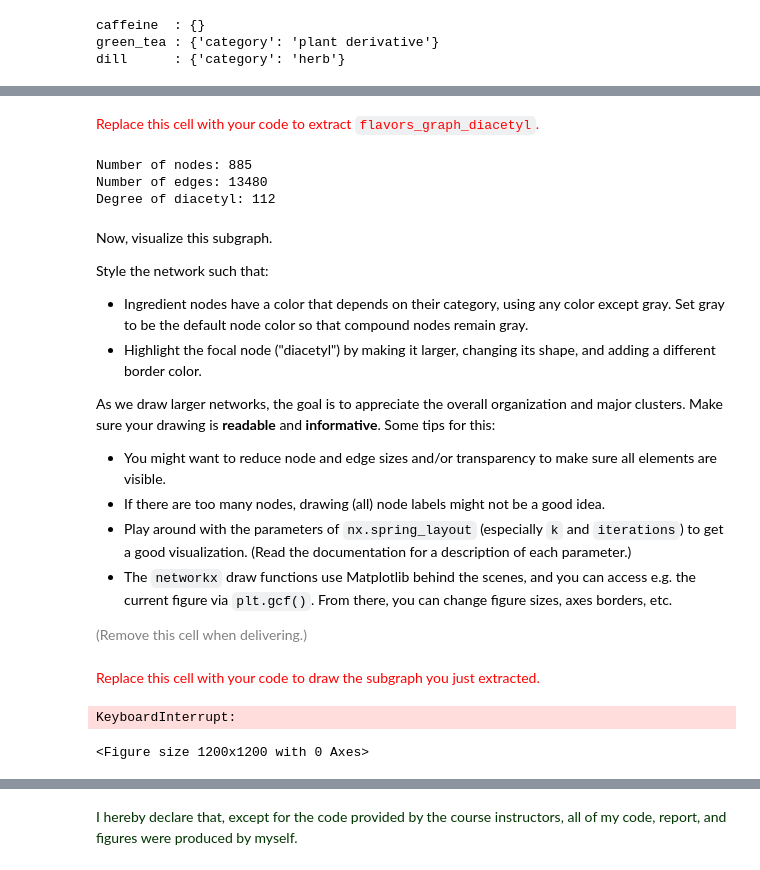
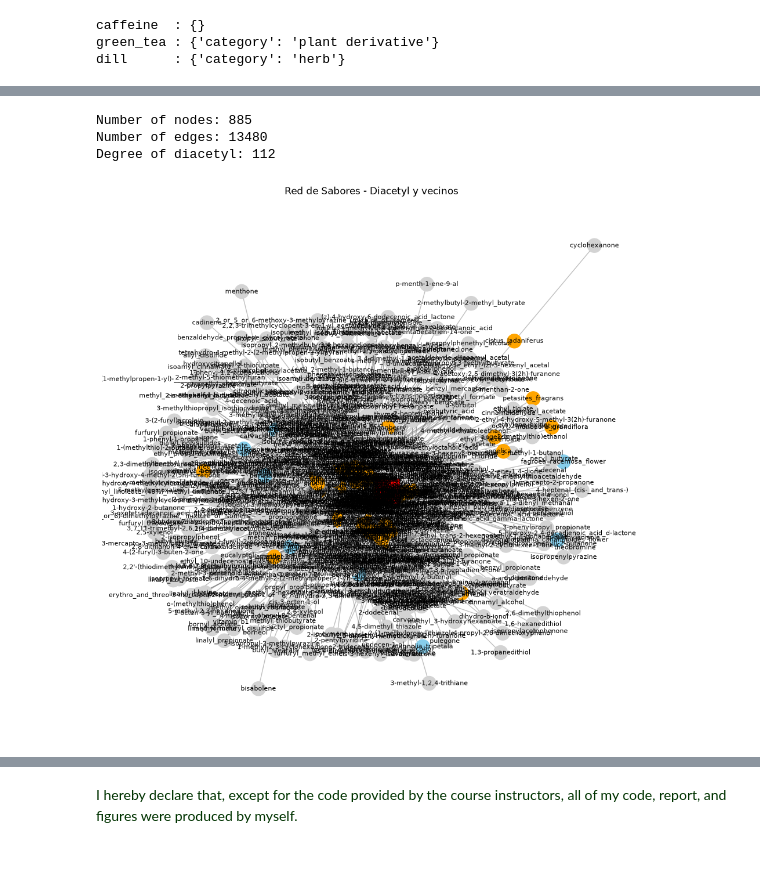
Before and after one commit to chatox/networks-science-course, a Jupyter notebook: practicum/ps01-networkx-pandas-2026.ipynb, the cells around one changed output, grey strips where cells are left out. Saved outputs shown, nothing was run; the diff lists cells and outputs as text; code cells hidden in the pictures.

```diff
--- a/practicum/ps01-networkx-pandas-2026.ipynb
+++ b/practicum/ps01-networkx-pandas-2026.ipynb
@@ -575,5 +324,3 @@ Your goal is to visualize the flavors graph, but since it is quite large we will
-# %% [markdown]
-<font size="+1" color="red">Replace this cell with your code to extract `flavors_graph_diacetyl`.</font>
 # %%
 # 1. Definimos el nodo central del compuesto 'diacetyl'
 nodo_central = 'diacetyl'
@@ -603,73 +350,46 @@ print(f"Degree of diacetyl: {flavors_graph_cinnamon.degree('diacetyl')}")
 Number of nodes: 885
 Number of edges: 13480
 Degree of diacetyl: 112
-# %% [markdown]
-Now, visualize this subgraph.
-
-Style the network such that:
-- Ingredient nodes have a color that depends on their category, using any color except gray. Set gray to be the default node color so that compound nodes remain gray.
-- Highlight the focal node ("diacetyl") by making it larger, changing its shape, and adding a different border color.
-
-As we draw larger networks, the goal is to appreciate the overall organization and major clusters. Make sure your drawing is **readable** and **informative**.
-Some tips for this:
-- You might want to reduce node and edge sizes and/or transparency to make sure all elements are visible.
-- If there are too many nodes, drawing (all) node labels might not be a good idea.
-- Play around with the parameters of `nx.spring_layout` (especially `k` and `iterations`) to get a good visualization. (Read the documentation for a description of each parameter.)
-- The `networkx` draw functions use Matplotlib behind the scenes, and you can access e.g. the current figure via `plt.gcf()`. From there, you can change figure sizes, axes borders, etc.
-
-<font size="-1" color="gray">(Remove this cell when delivering.)</font>
-# %% [markdown]
-<font size="+1" color="red">Replace this cell with your code to draw the subgraph you just extracted.</font>
 # %%
 import matplotlib.pyplot as plt
 import networkx as nx
 
-# 1. Definimos el subgrafo que vamos a dibujar (asegúrate de usar el nombre correcto de tu variable, ej. flavors_graph_diacetyl)
-G = flavors_graph_diacetyl
+# 1. Definimos el subgrafo que vamos a dibujar
+G = flavors_graph_cinnamon
 
-# 2. Configuramos el tamaño de la figura para que se vea bien grande y legible
 plt.figure(figsize=(12, 12))
-
-# 3. Asignamos colores a los nodos: gris por defecto para compuestos, y colores según categoría para ingredientes
 colores_nodos = []
 for nodo in G.nodes():
   # Comprobamos si el nodo tiene el atributo 'category' (es un ingrediente)
   if "category" in G.nodes[nodo] and G.nodes[nodo]["category"] is not None:
     # Puedes asignar un color fijo o dejar que coja una paleta, por ejemplo:
     categoria = G.nodes[nodo]["category"]
     colores_nodos.append("skyblue" if categoria == "flower" else "orange")
   else:
-    # Si es un compuesto, se queda en gris como pide el enunciado
+
     colores_nodos.append("lightgray")
 
-# 4. Separamos el nodo focal ('diacetyl') para dibujarlo diferente si se desea
 tamanios_nodos = [
     700 if nodo == "diacetyl" else 300 for nodo in G.nodes()
 ]
-
-# 5. Calculamos la posición de los nodos usando spring_layout
 posiciones = nx.spring_layout(G, k=0.15, iterations=50)
-
-# 6. Dibujamos la red
+# 6. Dibujamos
 nx.draw_networkx_nodes(
     G, posiciones, node_color=colores_nodos, node_size=tamanios_nodos
 )
 nx.draw_networkx_edges(G, posiciones, alpha=0.5, edge_color="gray")
 nx.draw_networkx_labels(G, posiciones, font_size=8)
-
-# Si quieres destacar específicamente el nodo 'diacetyl' con otra forma o borde:
 nx.draw_networkx_nodes(
     G,
     posiciones,
     nodelist=["diacetyl"],
     node_color="red",
     node_size=900,
     node_shape="s",
-)  # 's' de cuadrado (square) para distinguirlo
+)
 
 plt.title("Red de Sabores - Diacetyl y vecinos")
 plt.axis("off")
 plt.show()
 # %% [output]
-KeyboardInterrupt:
-<Figure size 1200x1200 with 0 Axes>
+[figure, added]
```
Also changed, not shown: parts of 41 cells of this notebook.
